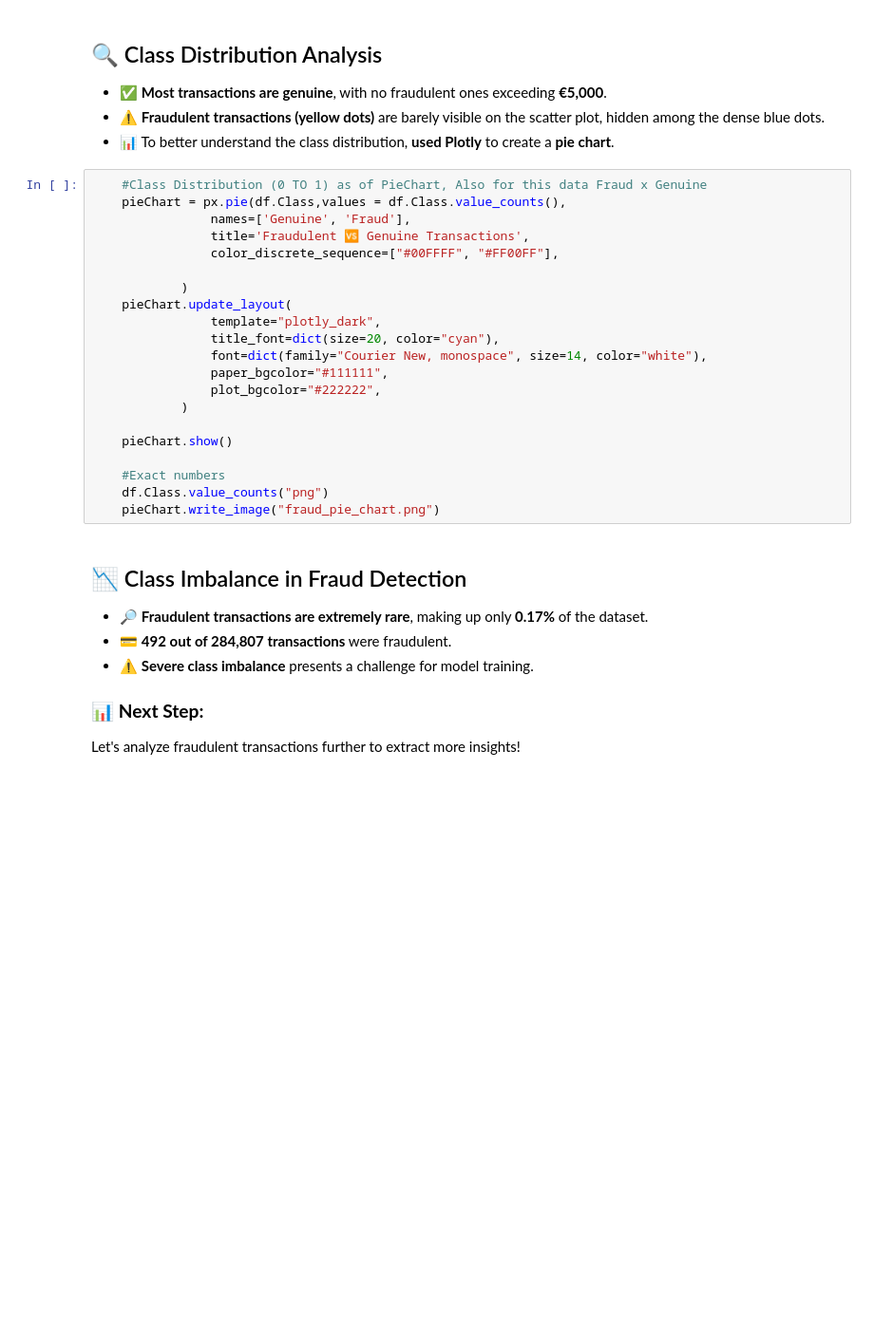
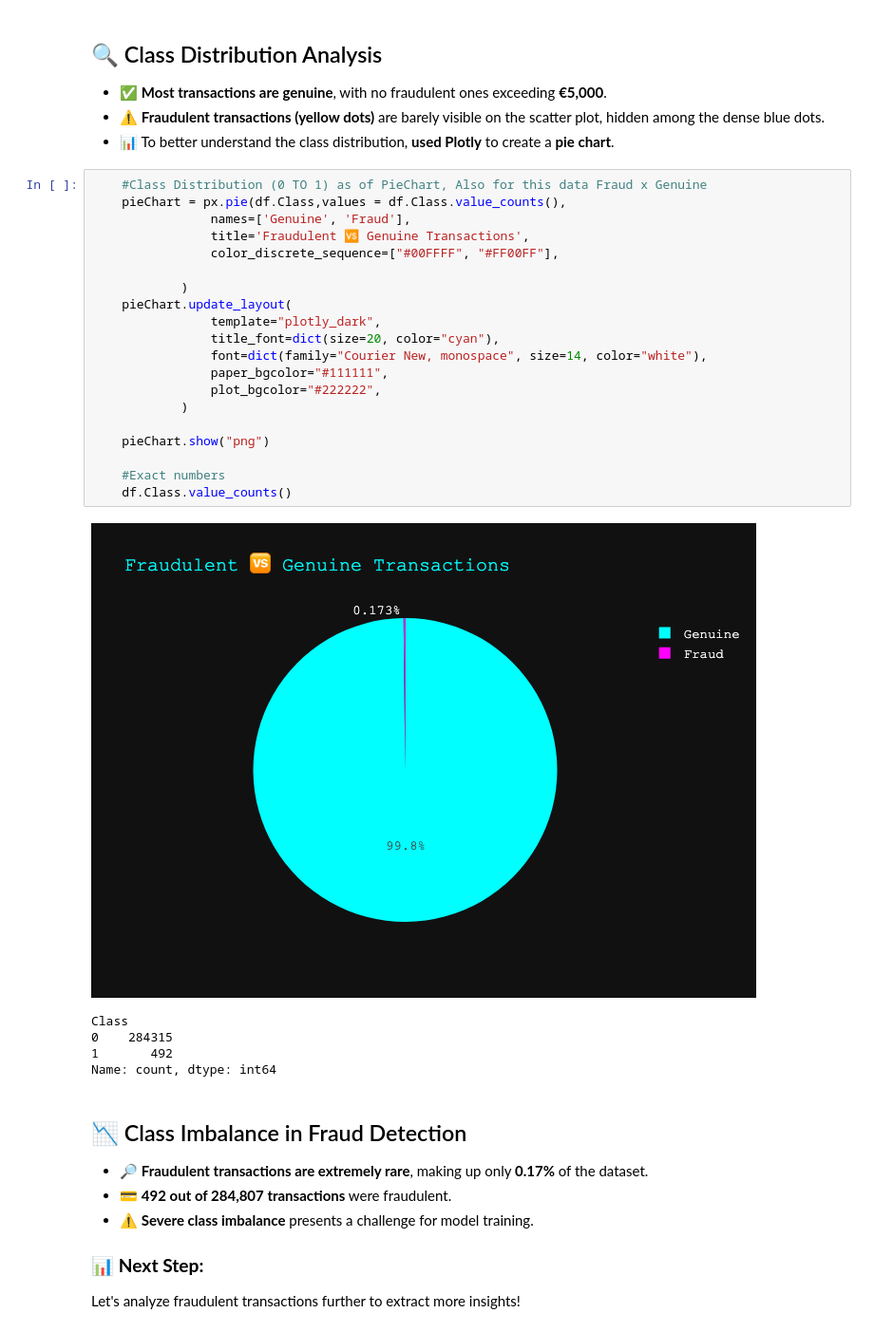
Before and after one commit to saugatkarki17/creditcard_Fraud, a Jupyter notebook: modelOne.ipynb, the cells around one changed output. Shown at 95% size. Drawn from its saved outputs; the diff is of its cells as text; blank space fills up the shorter version.

```diff
--- a/modelOne.ipynb
+++ b/modelOne.ipynb
@@ -102,24 +102,29 @@ scatterPlot.show("png")
 # %%
     #Class Distribution (0 TO 1) as of PieChart, Also for this data Fraud x Genuine
     pieChart = px.pie(df.Class,values = df.Class.value_counts(),
                 names=['Genuine', 'Fraud'],
                 title='Fraudulent 🆚 Genuine Transactions',
                 color_discrete_sequence=["#00FFFF", "#FF00FF"],
 
             )
     pieChart.update_layout(
                 template="plotly_dark",
                 title_font=dict(size=20, color="cyan"),
                 font=dict(family="Courier New, monospace", size=14, color="white"),
                 paper_bgcolor="#111111",
                 plot_bgcolor="#222222",
             )
 
-    pieChart.show()
+    pieChart.show("png")
 
     #Exact numbers
-    df.Class.value_counts("png")
-    pieChart.write_image("fraud_pie_chart.png")
+    df.Class.value_counts()
+# %% [output]
+[figure, added]
+Class
+0    284315
+1       492
+Name: count, dtype: int64
 # %% [markdown]
 ## 📉 Class Imbalance in Fraud Detection
 
```
